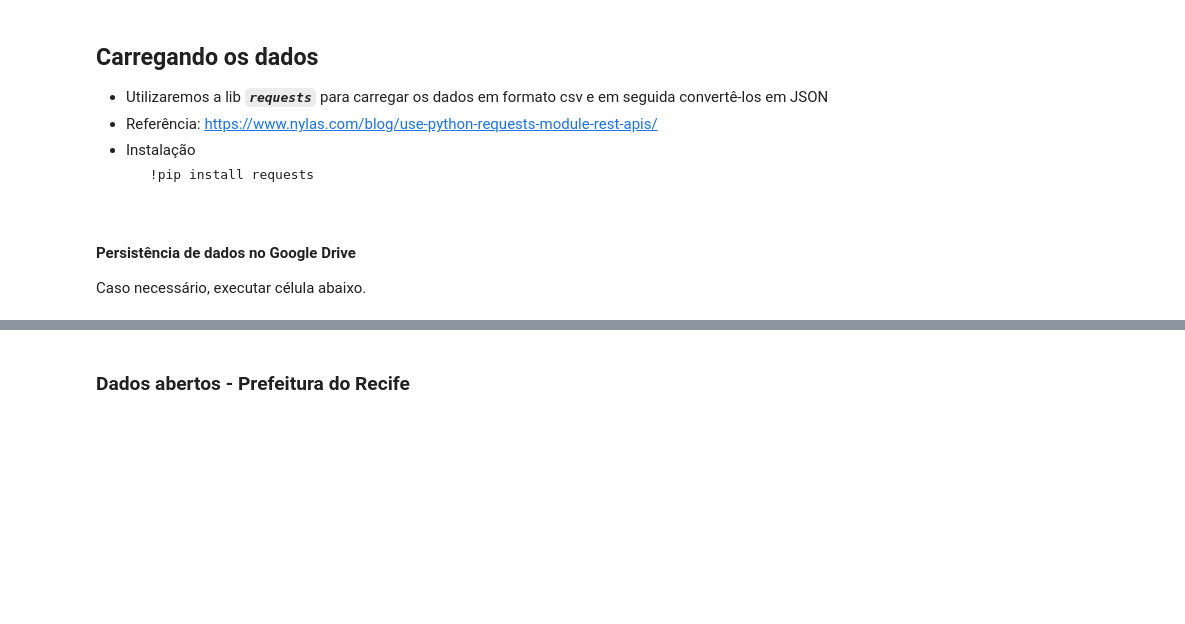
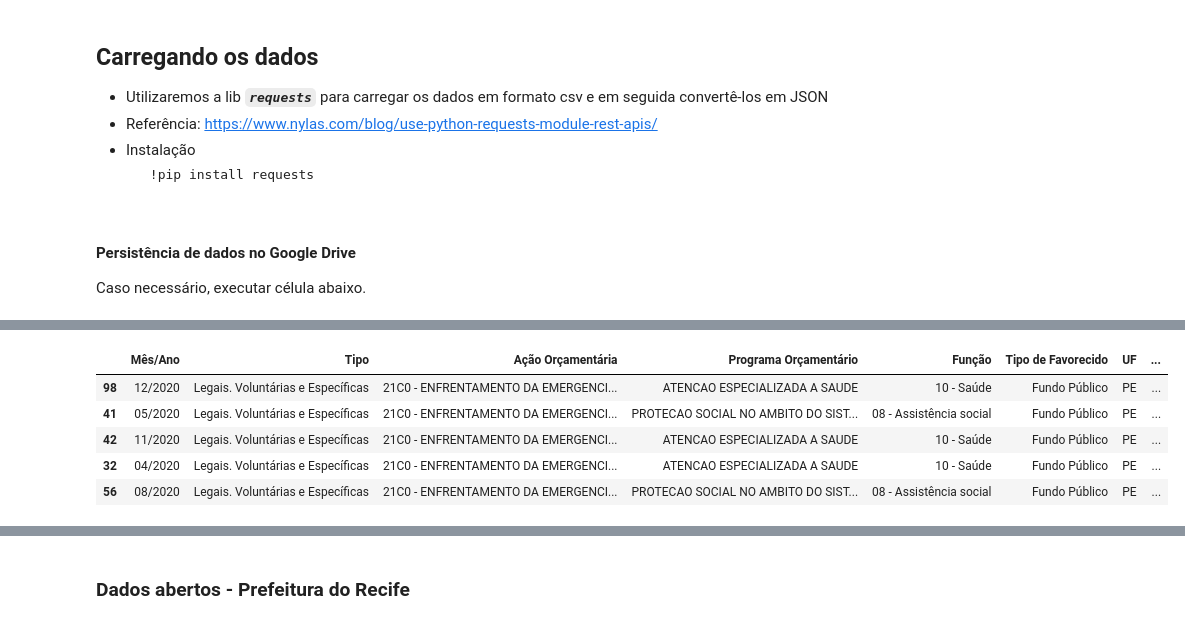
Before and after one commit to marcosw1998/Data-Science, a Jupyter notebook: Analysis_Notebook/covid_spends_brazil.ipynb, the cells around one changed output, grey strips where cells are left out. Cells and saved outputs as stored; diff of their text form; code cells hidden in the pictures; blank space fills up the shorter version.

```diff
--- a/Analysis_Notebook/covid_spends_brazil.ipynb
+++ b/Analysis_Notebook/covid_spends_brazil.ipynb
@@ -38,0 +95,11 @@ dados_tcu = requests.get("http://www.portaltransparencia.gov.br/coronavirus").js
+# %%
+#Dropando coluna que tem todos os valores Nan
+invest_covidPe2.dropna(axis=1, how='all',inplace=True)
+invest_covidPe2.sort_values("Município").head()
+# %% [output]
+|  | Mês/Ano | Tipo | Ação Orçamentária | Programa Orçamentário | Função | Tipo de Favorecido | UF | ... |
+| 98 | 12/2020 | Legais. Voluntárias e Específicas | 21C0 - ENFRENTAMENTO DA EMERGENCI... | ATENCAO ESPECIALIZADA A SAUDE | 10 - Saúde | Fundo Público | PE | ... |
+| 41 | 05/2020 | Legais. Voluntárias e Específicas | 21C0 - ENFRENTAMENTO DA EMERGENCI... | PROTECAO SOCIAL NO AMBITO DO SIST... | 08 - Assistência social | Fundo Público | PE | ... |
+| 42 | 11/2020 | Legais. Voluntárias e Específicas | 21C0 - ENFRENTAMENTO DA EMERGENCI... | ATENCAO ESPECIALIZADA A SAUDE | 10 - Saúde | Fundo Público | PE | ... |
+| 32 | 04/2020 | Legais. Voluntárias e Específicas | 21C0 - ENFRENTAMENTO DA EMERGENCI... | ATENCAO ESPECIALIZADA A SAUDE | 10 - Saúde | Fundo Público | PE | ... |
+| 56 | 08/2020 | Legais. Voluntárias e Específicas | 21C0 - ENFRENTAMENTO DA EMERGENCI... | PROTECAO SOCIAL NO AMBITO DO SIST... | 08 - Assistência social | Fundo Público | PE | ... |
```
Also changed, not shown: parts of 22 cells of this notebook.
